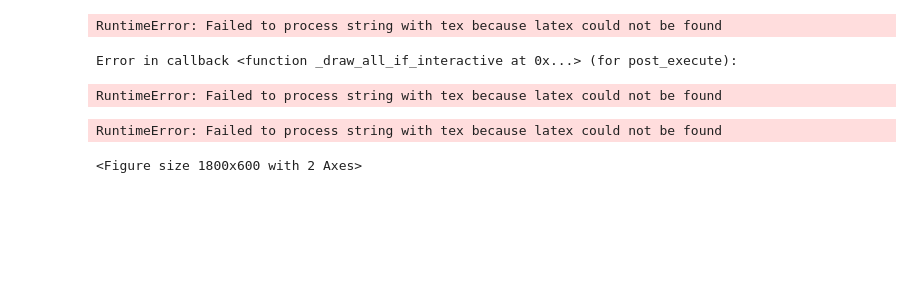
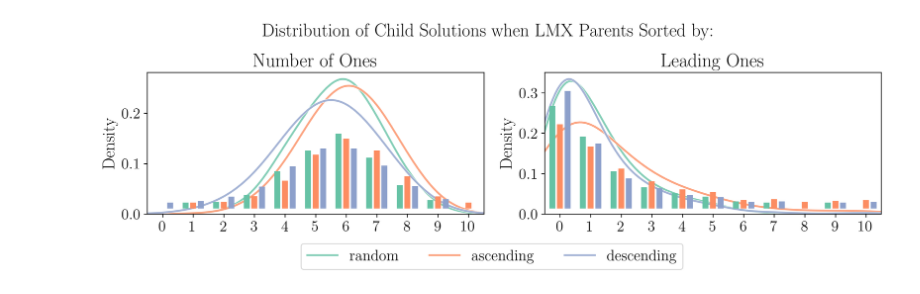
Before and after one commit to jal278/lmx, a Jupyter notebook: order_experiment/plot_ordered_parents.ipynb, the cells around one changed output. Cells and saved outputs as stored; diff of their text form; code cells hidden in the pictures; blank space fills up the shorter version.

```diff
--- a/order_experiment/plot_ordered_parents.ipynb
+++ b/order_experiment/plot_ordered_parents.ipynb
@@ -25,3 +15,22 @@ The autoreload extension is already loaded. To reload it, use:
+# %%
+# Use latex
+# -- if you don't have pdflatex installed just comment this stuff out
+import matplotlib as mpl
+import shutil
+
+# find the path to pdflatex executable
+pdflatex_path = shutil.which("pdflatex")
+
+mpl.rcParams.update({
+    "text.usetex": True,
+    "font.family": "serif",
+    "font.serif": [],  # use the default LaTeX serif font
+    "font.size": 16,  # default for all
+    "axes.titlesize": 20,  # fontsize of the axes title
+    "axes.labelsize": 18,  # fontsize of the x and y labels
+    "xtick.labelsize": 16,  # fontsize of the tick labels
+    "ytick.labelsize": 16,  # fontsize of the tick labels
+})
 # %%
 # Load Data
 import json
@@ -34,13 +43,7 @@ with open(fit_path, 'r') as f:
 with open(one_path, 'r') as f:
     leadone = json.load(f)
 # %%
-fig, ax = plt.subplots(nrows=1, ncols=2, figsize=(12, 4),dpi=150)
-
-# Fiddling around with margins
-max_sns_y = 0.25
-y_min = 0.03 * max_sns_y  # 1% of the y axis height
-y_max = 0.95 * max_sns_y *1.5  # 95% of the y axis height
-offset = 0.25
+fig, ax = plt.subplots(nrows=1, ncols=2, figsize=(12, 4),dpi=300)
 
 # calculate step size for y values based on maximum possible count
 datasets = {'fitness': fitness, 'leadone': leadone}
@@ -48,47 +51,49 @@ titles = ["Number of Ones", "Leading Ones"]
 for i, (dataset, child) in enumerate(datasets.items()):
     palette = sns.color_palette("Set2", len(child))
     max_count = max([len(v) for v in child.values()])
-    y_step = (y_max - y_min) / max_count
-
-    # generate an evenly spaced y-coordinate array
-    y_coord_array = np.linspace(y_min, y_max*2, max_count)
 
     # plot the KDE
     for idx, (key, values) in enumerate(child.items()):
         # First plot that serves as a border
         sns.kdeplot(values, bw_adjust=2, color='white', lw=3, ax=ax[i], alpha=0.8, zorder=1)
 
         # Second plot that overlays the first one
         sns.kdeplot(values, bw_adjust=2, color=palette[idx], lw=2, ax=ax[i], label=key, alpha=0.8, zorder=1)
 
+    ax[i].set_xlim([-0.5,10.5])
+    ax[i].set_title(titles[i])
+    ax[i].set_xticks(np.arange(11))
+
+    y_min, y_max = ax[i].get_ylim()
+    offset = 0.25
+
+    # generate an evenly spaced y-coordinate array
+    y_coord_array = np.linspace(y_min + y_max*0.06, y_max * 1.66, max_count)
+
+    # plot the scatter plots
+    for idx, (key, values) in enumerate(child.items()):
         # get unique values and their counts
         unique_values, counts = np.unique(values, return_counts=True)
 
         # plot the data points
         for val, count in zip(unique_values, counts):
             y_values = y_coord_array[:count]  # get the first 'count' y-coordinates
             offset_values = [-offset, 0, offset]
             x_values = np.full(count, val) + offset_values[idx % 3]
             ax[i].scatter(x_values, y_values, color=palette[idx], alpha=1.0,
                           s=40, marker='s', edgecolors='k', linewidths=0.0, zorder=2)
 
-    ax[i].set_xlim([-0.5,10.5])
-    ax[i].set_title(titles[i])
-    ax[i].set_xticks(np.arange(11))
 
 # Creating legend
 handles, labels = ax[0].get_legend_handles_labels()
 fig.legend(handles, labels, loc='lower center', ncol=3)
-plt.suptitle("Effect of sorting children by")
+plt.suptitle("Distribution of Child Solutions when LMX Parents Sorted by:", y=0.93)
 plt.tight_layout(rect=[0, 0.1, 1, 1])  # Adjust the padding
 plt.show()
 
 # Save as a PGF or PDF file
-#fig.savefig("sorted_lmx.pgf")
-#fig.savefig("sorted_lmx.pdf")
+fig.savefig("sorted_lmx.pgf")
+fig.savefig("sorted_lmx.pdf")
+fig.savefig("sorted_lmx.png")
 # %% [output]
-RuntimeError: Failed to process string with tex because latex could not be found
-Error in callback <function _draw_all_if_interactive at 0x...> (for post_execute):
-RuntimeError: Failed to process string with tex because latex could not be found
-RuntimeError: Failed to process string with tex because latex could not be found
-<Figure size 1800x600 with 2 Axes>
+[figure, added]
```
Also changed, not shown: parts of 2 cells of this notebook.
